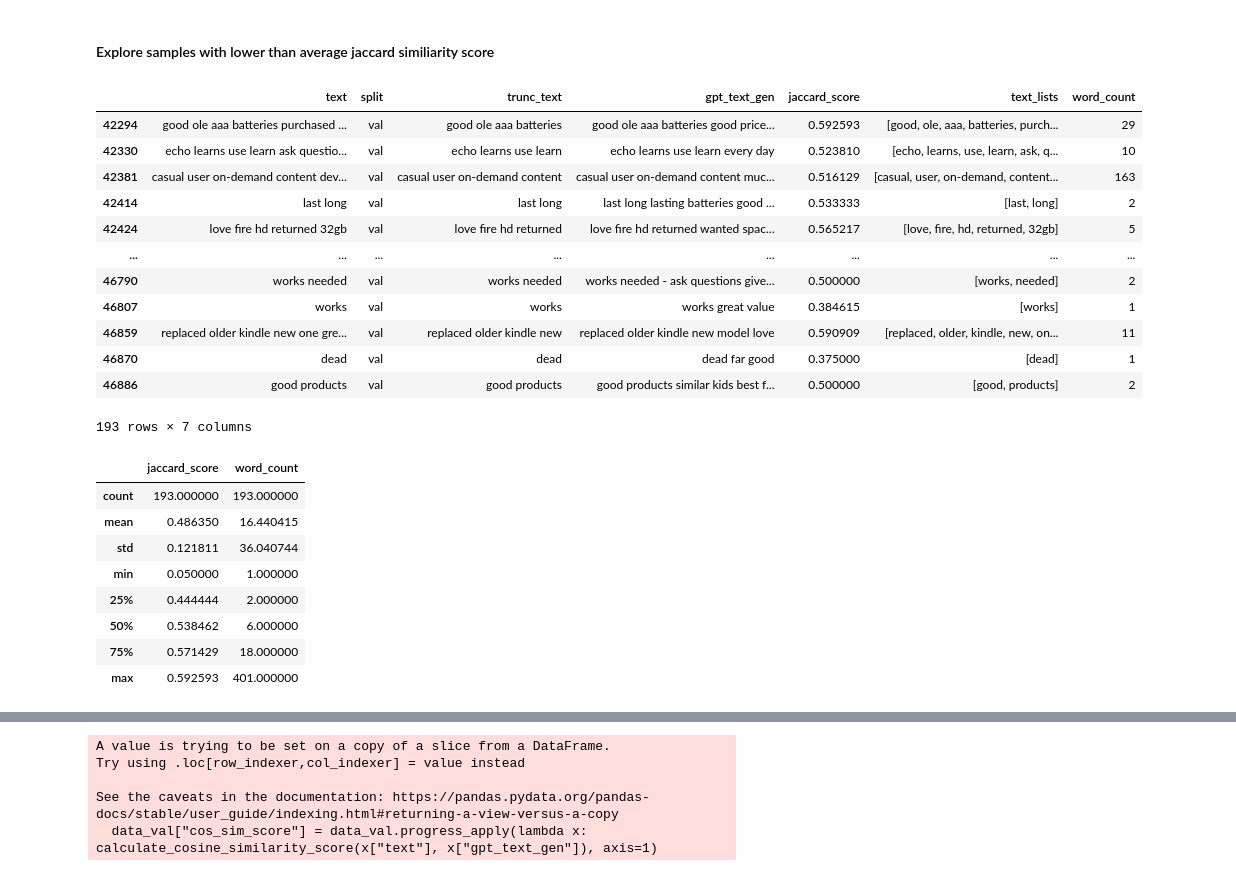
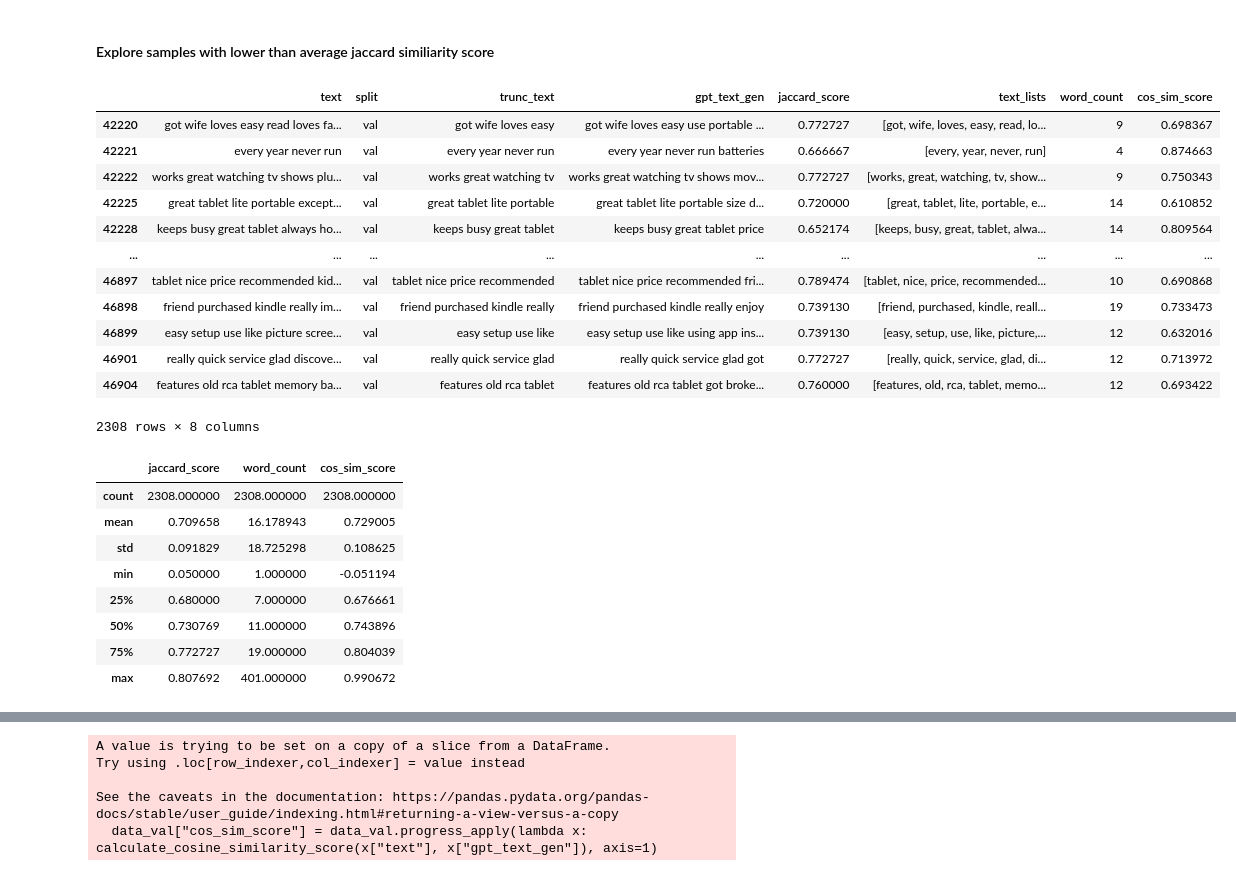
Before and after one commit to SantoshYadaw/Review-Generation-using-GPT2, a Jupyter notebook: notebooks/03_predict_gpt2.ipynb, the cells around one changed output, grey strips where cells are left out. Cells and saved outputs as stored; diff of their text form; code cells hidden in the pictures.

```diff
--- a/notebooks/03_predict_gpt2.ipynb
+++ b/notebooks/03_predict_gpt2.ipynb
@@ -307,32 +276,33 @@ gpt2_text generated: like bigger screen size allows read books without getting u
 #### Explore samples with lower than average jaccard similiarity score
 # %%
 # Sample those with lower than average jaccard similarity score
-data_val_low_jac_score = data_val[data_val["jaccard_score"] < 0.6]
+mean_score = data_val.describe()["jaccard_score"]["mean"]
+data_val_low_jac_score = data_val[data_val["jaccard_score"] < mean_score]
 data_val_low_jac_score
 # %% [output]
-|  | text | split | trunc_text | gpt_text_gen | jaccard_score | text_lists | word_count |
-| 42294 | good ole aaa batteries purchased ... | val | good ole aaa batteries | good ole aaa batteries good price... | 0.592593 | [good, ole, aaa, batteries, purch... | 29 |
-| 42330 | echo learns use learn ask questio... | val | echo learns use learn | echo learns use learn every day | 0.523810 | [echo, learns, use, learn, ask, q... | 10 |
-| 42381 | casual user on-demand content dev... | val | casual user on-demand content | casual user on-demand content muc... | 0.516129 | [casual, user, on-demand, content... | 163 |
-| 42414 | last long | val | last long | last long lasting batteries good ... | 0.533333 | [last, long] | 2 |
-| 42424 | love fire hd returned 32gb | val | love fire hd returned | love fire hd returned wanted spac... | 0.565217 | [love, fire, hd, returned, 32gb] | 5 |
-| ... | ... | ... | ... | ... | ... | ... | ... |
-| 46790 | works needed | val | works needed | works needed - ask questions give... | 0.500000 | [works, needed] | 2 |
-| 46807 | works | val | works | works great value | 0.384615 | [works] | 1 |
-| 46859 | replaced older kindle new one gre... | val | replaced older kindle new | replaced older kindle new model love | 0.590909 | [replaced, older, kindle, new, on... | 11 |
-| 46870 | dead | val | dead | dead far good | 0.375000 | [dead] | 1 |
-| 46886 | good products | val | good products | good products similar kids best f... | 0.500000 | [good, products] | 2 |
+|  | text | split | trunc_text | gpt_text_gen | jaccard_score | text_lists | word_count | cos_sim_score |
+| 42220 | got wife loves easy read loves fa... | val | got wife loves easy | got wife loves easy use portable ... | 0.772727 | [got, wife, loves, easy, read, lo... | 9 | 0.698367 |
+| 42221 | every year never run | val | every year never run | every year never run batteries | 0.666667 | [every, year, never, run] | 4 | 0.874663 |
+| 42222 | works great watching tv shows plu... | val | works great watching tv | works great watching tv shows mov... | 0.772727 | [works, great, watching, tv, show... | 9 | 0.750343 |
+| 42225 | great tablet lite portable except... | val | great tablet lite portable | great tablet lite portable size d... | 0.720000 | [great, tablet, lite, portable, e... | 14 | 0.610852 |
+| 42228 | keeps busy great tablet always ho... | val | keeps busy great tablet | keeps busy great tablet price | 0.652174 | [keeps, busy, great, tablet, alwa... | 14 | 0.809564 |
+| ... | ... | ... | ... | ... | ... | ... | ... | ... |
+| 46897 | tablet nice price recommended kid... | val | tablet nice price recommended | tablet nice price recommended fri... | 0.789474 | [tablet, nice, price, recommended... | 10 | 0.690868 |
+| 46898 | friend purchased kindle really im... | val | friend purchased kindle really | friend purchased kindle really enjoy | 0.739130 | [friend, purchased, kindle, reall... | 19 | 0.733473 |
+| 46899 | easy setup use like picture scree... | val | easy setup use like | easy setup use like using app ins... | 0.739130 | [easy, setup, use, like, picture,... | 12 | 0.632016 |
+| 46901 | really quick service glad discove... | val | really quick service glad | really quick service glad got | 0.772727 | [really, quick, service, glad, di... | 12 | 0.713972 |
+| 46904 | features old rca tablet memory ba... | val | features old rca tablet | features old rca tablet got broke... | 0.760000 | [features, old, rca, tablet, memo... | 12 | 0.693422 |
-193 rows × 7 columns
+2308 rows × 8 columns
 # %%
 # Getting the statistics
 data_val_low_jac_score.describe()
 # %% [output]
-|  | jaccard_score | word_count |
-| count | 193.000000 | 193.000000 |
-| mean | 0.486350 | 16.440415 |
-| std | 0.121811 | 36.040744 |
-| min | 0.050000 | 1.000000 |
-| 25% | 0.444444 | 2.000000 |
-| 50% | 0.538462 | 6.000000 |
-| 75% | 0.571429 | 18.000000 |
-| max | 0.592593 | 401.000000 |
+|  | jaccard_score | word_count | cos_sim_score |
+| count | 2308.000000 | 2308.000000 | 2308.000000 |
+| mean | 0.709658 | 16.178943 | 0.729005 |
+| std | 0.091829 | 18.725298 | 0.108625 |
+| min | 0.050000 | 1.000000 | -0.051194 |
+| 25% | 0.680000 | 7.000000 | 0.676661 |
+| 50% | 0.730769 | 11.000000 | 0.743896 |
+| 75% | 0.772727 | 19.000000 | 0.804039 |
+| max | 0.807692 | 401.000000 | 0.990672 |
```
Also changed, not shown: parts of 20 cells of this notebook.
